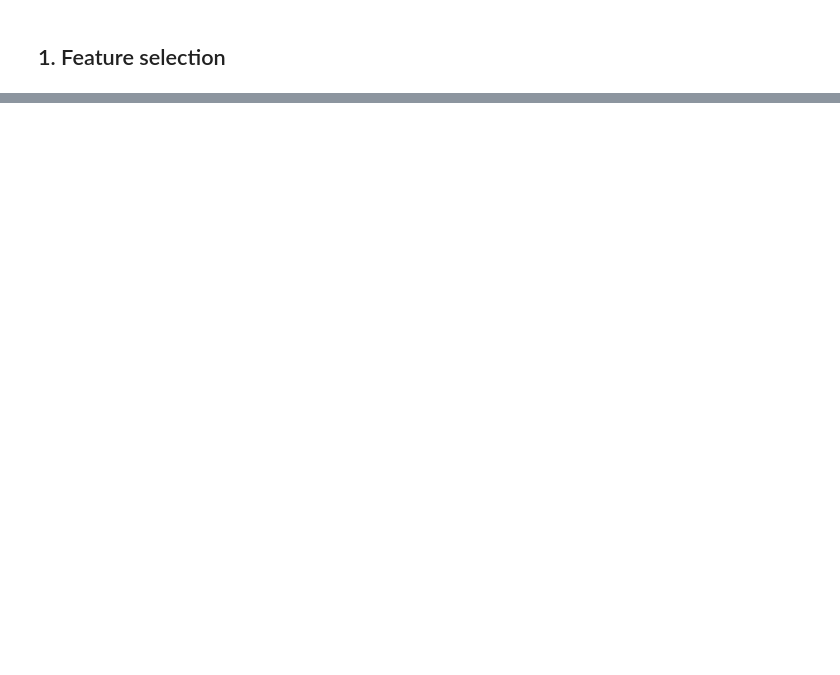
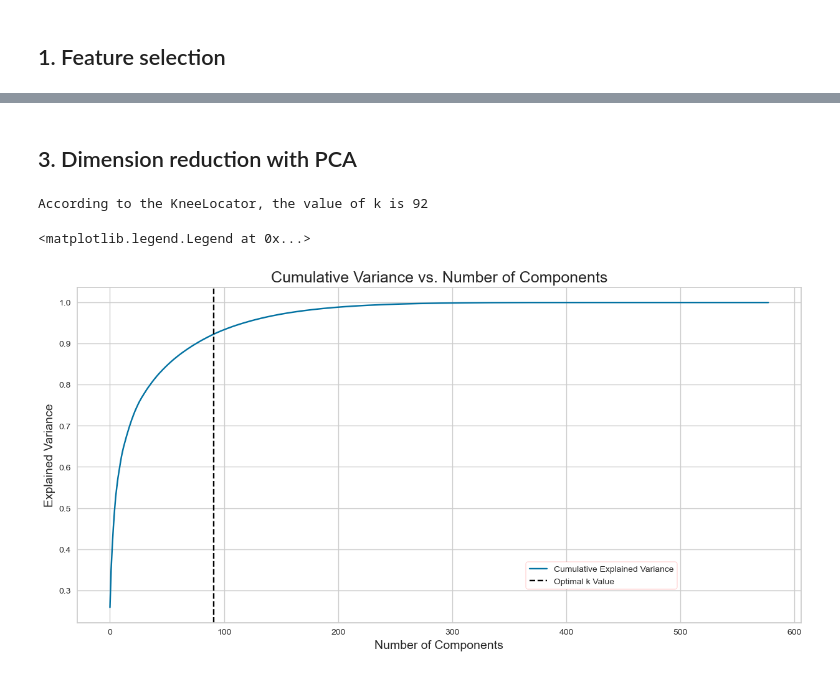
Before and after one commit to noeasyday7/bright_river, a Jupyter notebook: Main_Notebook.ipynb, the cells around one changed output, grey strips where cells are left out. Saved outputs shown, nothing was run; the diff lists cells and outputs as text; code cells hidden in the pictures; blank space fills up the shorter version.

```diff
--- a/Main_Notebook.ipynb
+++ b/Main_Notebook.ipynb
@@ -395,0 +537,15 @@ Observations: <br>
+# %%
+# Initialize the StandardScaler
+scaler = StandardScaler()
+
+# List of columns not to be scaled
+columns_to_exclude = ['ItemNo2']
+
+# List of columns to be scaled
+columns_to_scale = features_cleaned.columns.difference(columns_to_exclude)
+
+# Copy the cleaned dataset
+features_scaled = features_cleaned.copy()
+
+# Applying the scaler to the necessary columns in the dataset
+features_scaled[columns_to_scale] = scaler.fit_transform(features_scaled[columns_to_scale])
@@ -395,0 +563,36 @@ Observations: <br>
+# %% [markdown]
+## 3. Dimension reduction with PCA
+# %%
+# Apply PCA
+pca = PCA().fit(features_scaled)
+
+# Calculate the Cumulative Sum of the Explained Variance
+explained_variance_ratio = pca.explained_variance_ratio_
+cumulative_explained_variance = np.cumsum(explained_variance_ratio)
+# %%
+plt.figure(figsize=(15,7))
+
+# Line plot for the cumulative explained variance
+lineplot, = plt.plot(range(0, len(cumulative_explained_variance)), cumulative_explained_variance)
+
+# Plot optimal k value line
+kn = KneeLocator(range(0, len(cumulative_explained_variance)), cumulative_explained_variance, curve='concave',direction='increasing')
+optimal_k = kn.knee
+optimal_k_line = plt.axvline(optimal_k - 1, color='#000000', linestyle='--', label=f'Optimal k value = {optimal_k}')
+print(f"According to the KneeLocator, the value of k is {optimal_k}")
+
+# Set labels and title
+plt.xlabel('Number of Components', fontsize=14)
+plt.ylabel('Explained Variance', fontsize=14)
+plt.title('Cumulative Variance vs. Number of Components', fontsize=18)
+
+plt.legend(handles=[lineplot, optimal_k_line],
+            labels=['Cumulative Explained Variance', 'Optimal k Value'],
+            loc=(0.62, 0.1),
+            frameon=True,
+            framealpha=1.0,
+            edgecolor='#ff8080')
+# %% [output]
+According to the KneeLocator, the value of k is 92
+<matplotlib.legend.Legend at 0x...>
+[figure, added]
```
Also changed, not shown: parts of 33 cells of this notebook.
